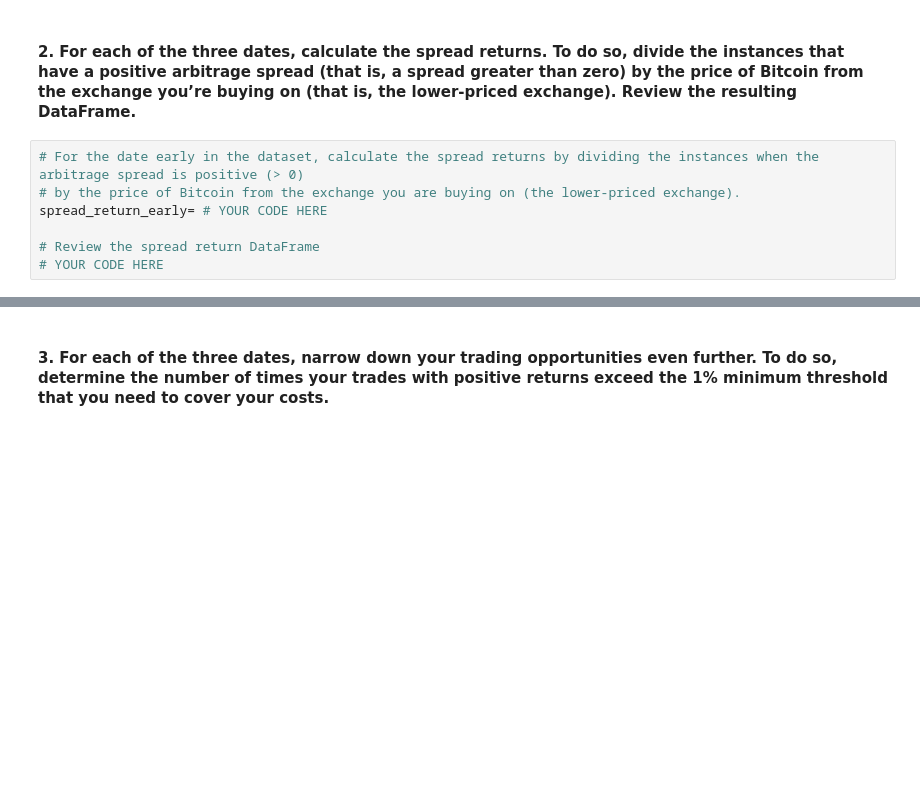
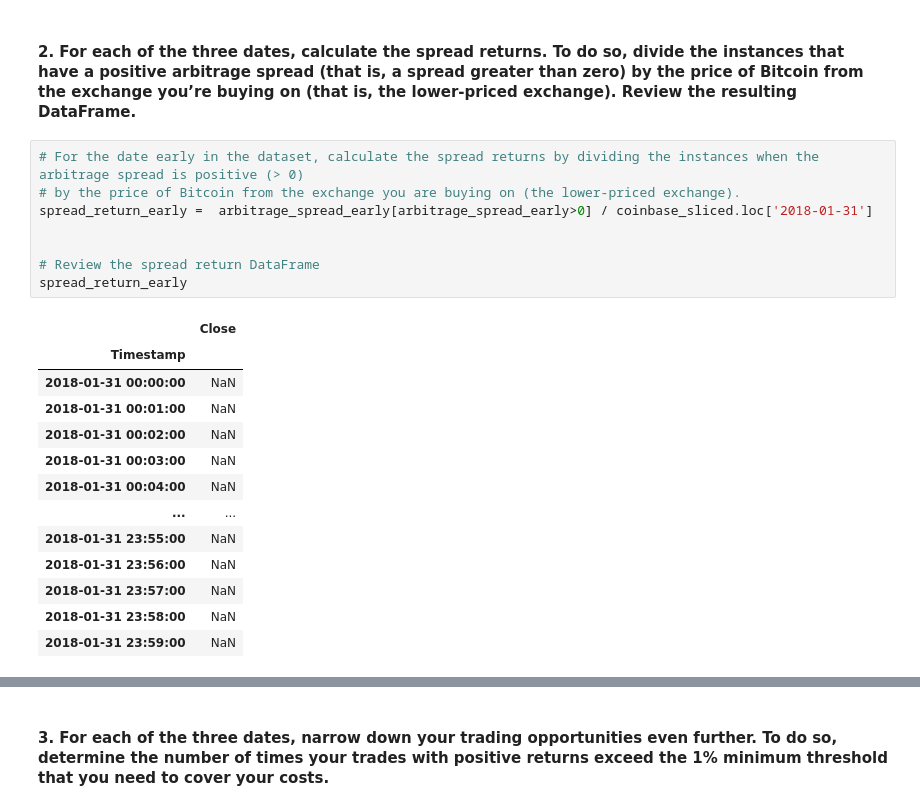
Before and after one commit to lindy-8/Crypto_ArbMod3, a Jupyter notebook: Starter_Code/crypto_arbitrage.ipynb, the cells around one changed output, grey strips where cells are left out. Cells and saved outputs as stored; diff of their text form; blank space fills up the shorter version.

```diff
--- a/Starter_Code/crypto_arbitrage.ipynb
+++ b/Starter_Code/crypto_arbitrage.ipynb
@@ -431,8 +473,22 @@ SyntaxError: invalid syntax (1893568706.py, line 3)
 # %%
 # For the date early in the dataset, calculate the spread returns by dividing the instances when the arbitrage spread is positive (> 0)
 # by the price of Bitcoin from the exchange you are buying on (the lower-priced exchange).
-spread_return_early= # YOUR CODE HERE
+spread_return_early =  arbitrage_spread_early[arbitrage_spread_early>0] / coinbase_sliced.loc['2018-01-31']
+
 
 # Review the spread return DataFrame
-# YOUR CODE HERE
+spread_return_early
 # %% [output]
+|  | Close |
+| Timestamp |  |
+| 2018-01-31 00:00:00 | NaN |
+| 2018-01-31 00:01:00 | NaN |
+| 2018-01-31 00:02:00 | NaN |
+| 2018-01-31 00:03:00 | NaN |
+| 2018-01-31 00:04:00 | NaN |
+| ... | ... |
+| 2018-01-31 23:55:00 | NaN |
+| 2018-01-31 23:56:00 | NaN |
+| 2018-01-31 23:57:00 | NaN |
+| 2018-01-31 23:58:00 | NaN |
+| 2018-01-31 23:59:00 | NaN |
```
Also changed, not shown: parts of 34 cells of this notebook.
